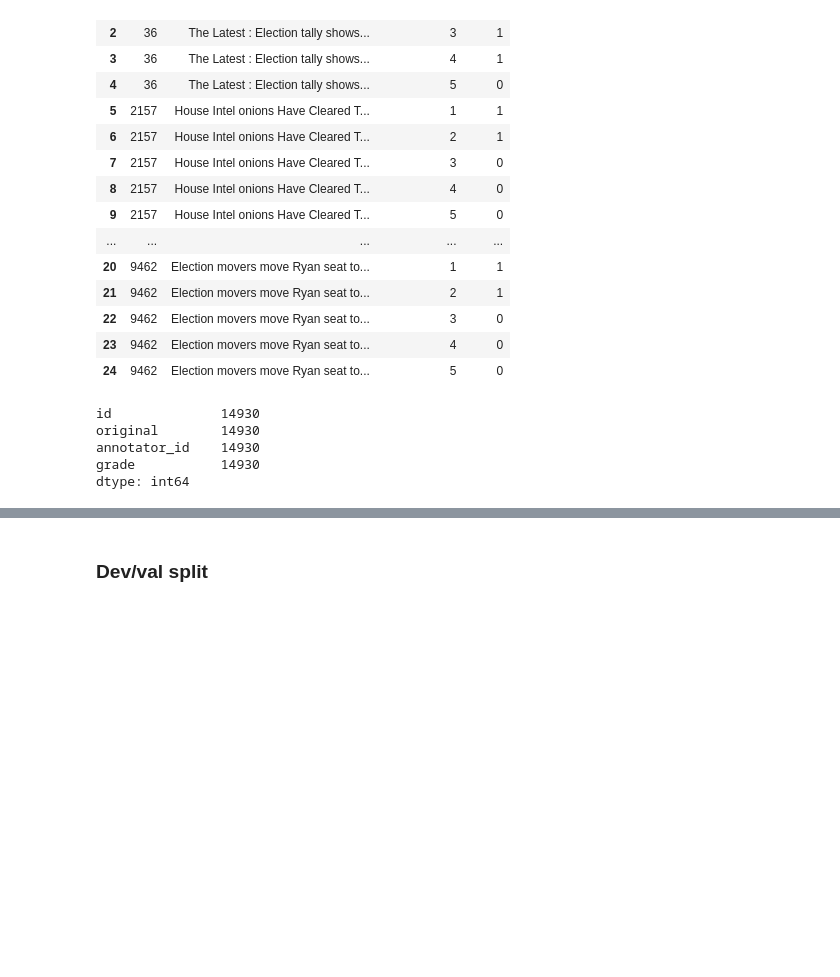
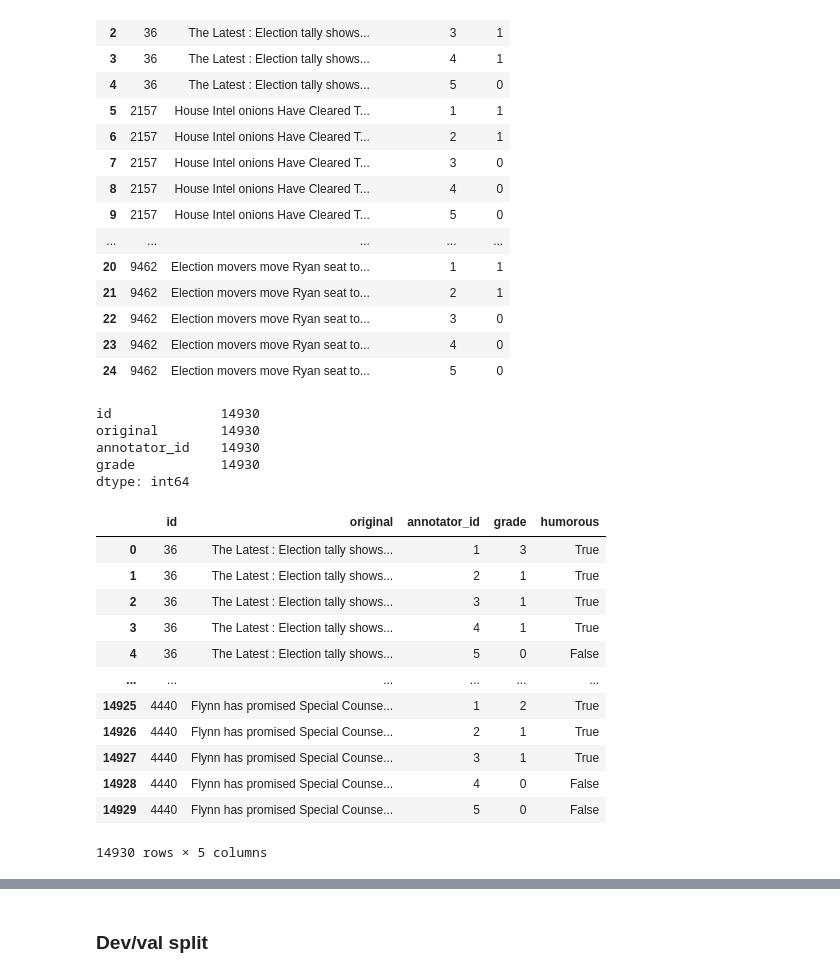
Before and after one commit to MDY00/Personalised_LLM, a Jupyter notebook: Humi_EDA.ipynb, the cells around one changed output, grey strips where cells are left out. Saved outputs shown, nothing was run; the diff lists cells and outputs as text; code cells hidden in the pictures; blank space fills up the shorter version.

```diff
--- a/Humi_EDA.ipynb
+++ b/Humi_EDA.ipynb
@@ -187,0 +190,14 @@ new_train_humi[:40]
+# %%
+##
+# def map_to_humorous(grade):
+#     if grade == 0:
+#         return False
+#     else:
+#         return True
+def map_to_humorous(grade):
+    if grade == 0:
+        return 0
+    else:
+        return 1
+
+new_train_humi['humorous'] = new_train_humi['grade'].apply(map_to_humorous)
@@ -314,3 +368,28 @@ original        14930
 annotator_id    14930
 grade           14930
 dtype: int64
+# %%
+##
+def map_to_humorous(grade):
+    if grade == 0:
+        return 0
+    else:
+        return 1
+
+new_test_humi['humorous'] = new_test_humi['grade'].apply(map_to_humorous)
+# %%
+new_test_humi
+# %% [output]
+|  | id | original | annotator_id | grade | humorous |
+| 0 | 36 | The Latest : Election tally shows... | 1 | 3 | True |
+| 1 | 36 | The Latest : Election tally shows... | 2 | 1 | True |
+| 2 | 36 | The Latest : Election tally shows... | 3 | 1 | True |
+| 3 | 36 | The Latest : Election tally shows... | 4 | 1 | True |
+| 4 | 36 | The Latest : Election tally shows... | 5 | 0 | False |
+| ... | ... | ... | ... | ... | ... |
+| 14925 | 4440 | Flynn has promised Special Counse... | 1 | 2 | True |
+| 14926 | 4440 | Flynn has promised Special Counse... | 2 | 1 | True |
+| 14927 | 4440 | Flynn has promised Special Counse... | 3 | 1 | True |
+| 14928 | 4440 | Flynn has promised Special Counse... | 4 | 0 | False |
+| 14929 | 4440 | Flynn has promised Special Counse... | 5 | 0 | False |
+14930 rows × 5 columns
```
Also changed, not shown: parts of 16 cells of this notebook, 12 other files.
